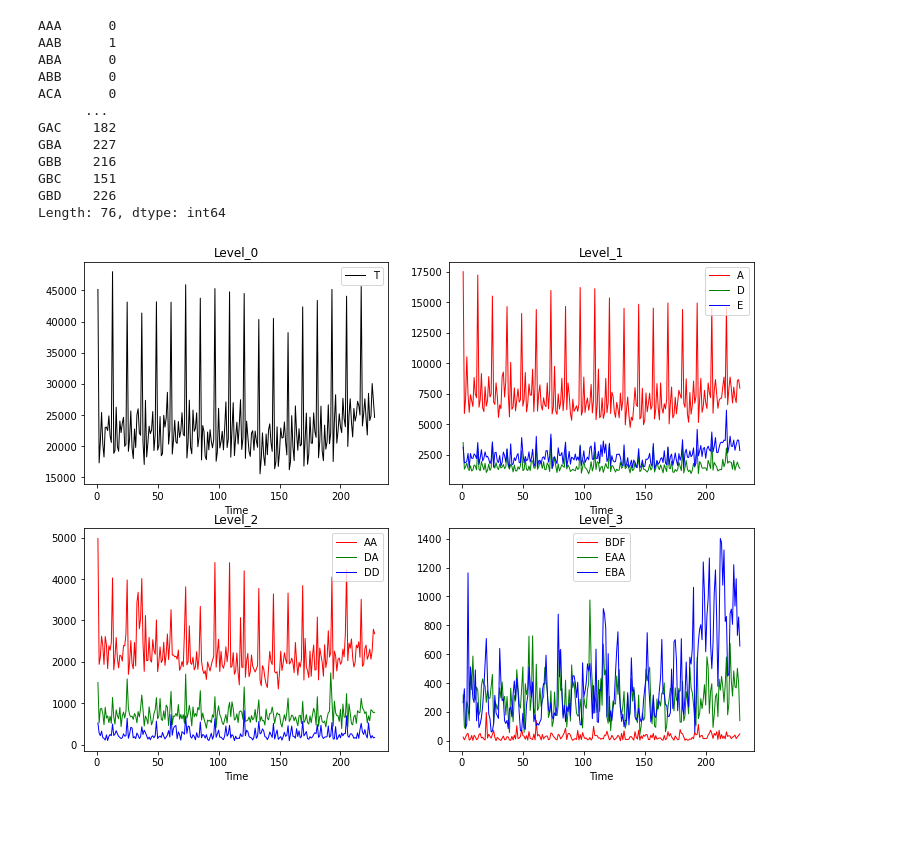
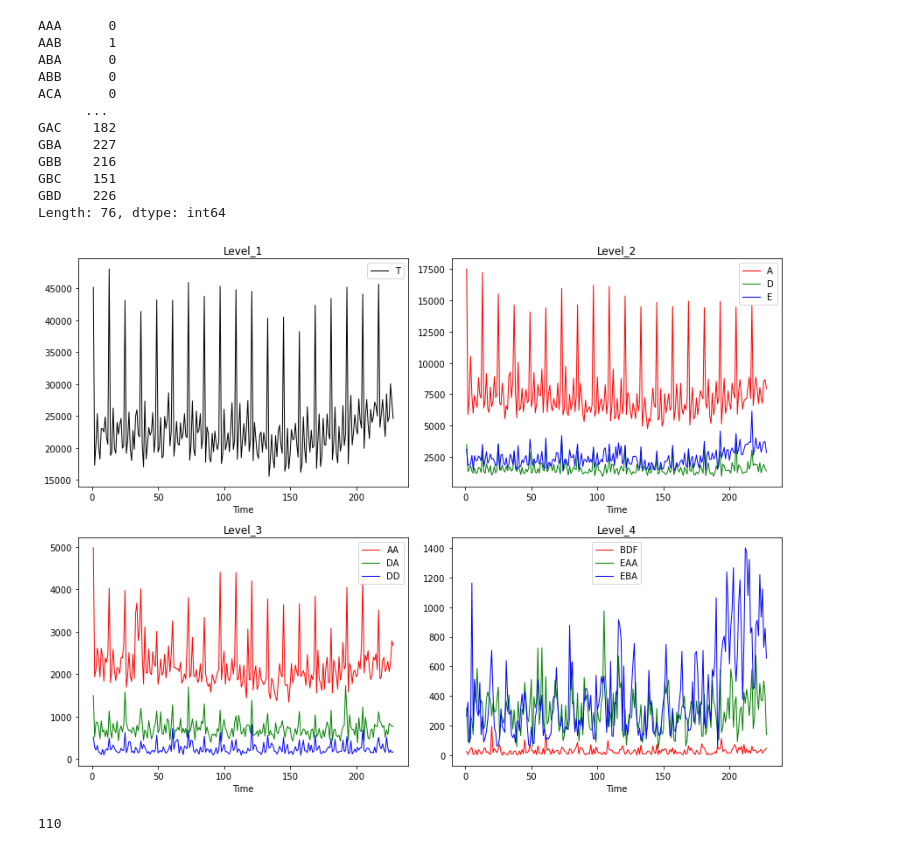
Before and after one commit to zero000000000000000/Probabilistic_Hierarchical_Forecast, a Jupyter notebook: experiment/EDA/Tourism.ipynb, the cells around one changed output. Drawn from its saved outputs; the diff is of its cells as text; code cells hidden in the pictures; blank space fills up the shorter version.

Commit message:
Finish the new version of tourism and try new crps

```diff
--- a/experiment/EDA/Tourism.ipynb
+++ b/experiment/EDA/Tourism.ipynb
@@ -58,7 +78,7 @@ new_data.head()
 | 3 | 1998.0 | 4 |
 | 4 | 1998.0 | 5 |
 # %%
-new_data['T'] = data.iloc[:,2:].sum(axis=1)
+new_data['T'] = data.iloc[:,2:].sum(axis=1).round(7)
 new_data.head()
 # %% [output]
 |  | Year | Month | T |
@@ -74,7 +94,7 @@ print(level_1)
 # %%
 for i in level_1:
     columns_to_aggregate = [col for col in tags if col.startswith(i)]
-    new_data[i] = data[columns_to_aggregate].sum(axis=1)
+    new_data[i] = data[columns_to_aggregate].sum(axis=1).round(7)
 new_data.head()
 # %% [output]
 |  | Year | Month | T | A | B | C | D | E | F | G |
@@ -86,7 +106,7 @@ new_data.head()
 # %%
 for i in level_2:
     columns_to_aggregate = [col for col in tags if col.startswith(i)]
-    new_data[i] = data[columns_to_aggregate].sum(axis=1)
+    new_data[i] = data[columns_to_aggregate].sum(axis=1).round(7)
 new_data.head()
 # %% [output]
 |  | Year | Month | T | A | B | C | D | E | F | G | ... | ... |
@@ -99,7 +139,7 @@ new_data.head()
 # %%
 for i in level_3:
     columns_to_aggregate = [col for col in tags if col.startswith(i)]
-    new_data[i] = data[columns_to_aggregate].sum(axis=1)
+    new_data[i] = data[columns_to_aggregate].sum(axis=1).round(7)
 new_data.head()
 # %% [output]
 |  | Year | Month | T | A | B | C | D | E | F | G | ... | ... |
@@ -202,36 +256,38 @@ l1 = random.sample(level_1,3)
 l2 = random.sample(level_2,3)
 l3 = random.sample(level_3,3)
 l1.sort()
 l2.sort()
 l3.sort()
 x = [i for i in range(1,229)]
 
 fig,axs = plt.subplots(2,2,figsize = (12,9))
 axs[0,0].plot(x,new_data['T'],label='T',color='black',linewidth=1)
 axs[0,0].legend()
-axs[0,0].set_title('Level_0')
+axs[0,0].set_title('Level_1')
 axs[0,0].set_xlabel('Time')
 
 colors = ['red','green','blue']
 for i in range(3):
     axs[0,1].plot(x,new_data[l1[i]],label=l1[i],color=colors[i],linewidth=1)
 axs[0,1].legend()
-axs[0,1].set_title('Level_1')
+axs[0,1].set_title('Level_2')
 axs[0,1].set_xlabel('Time')
 
 for i in range(3):
     axs[1,0].plot(x,new_data[l2[i]],label=l2[i],color=colors[i],linewidth=1)
 axs[1,0].legend()
-axs[1,0].set_title('Level_2')
+axs[1,0].set_title('Level_3')
 axs[1,0].set_xlabel('Time')
 
 for i in range(3):
     axs[1,1].plot(x,new_data[l3[i]],label=l3[i],color=colors[i],linewidth=1)
 axs[1,1].legend()
-axs[1,1].set_title('Level_3')
+axs[1,1].set_title('Level_4')
 axs[1,1].set_xlabel('Time')
 
-plt.savefig('../Plot/Tourism/plot_data.png')
+plt.tight_layout()
+
+plt.savefig('../Plot_new/Tourism/plot_data.png')
 plt.show()
 # %% [output]
-[figure, old version]
+[figure, new version]
@@ -237,0 +313,4 @@ plt.show()
+# %%
+len(from_list)
+# %% [output]
+110
```
Also changed, not shown: parts of 17 cells of this notebook, 12 other files.
